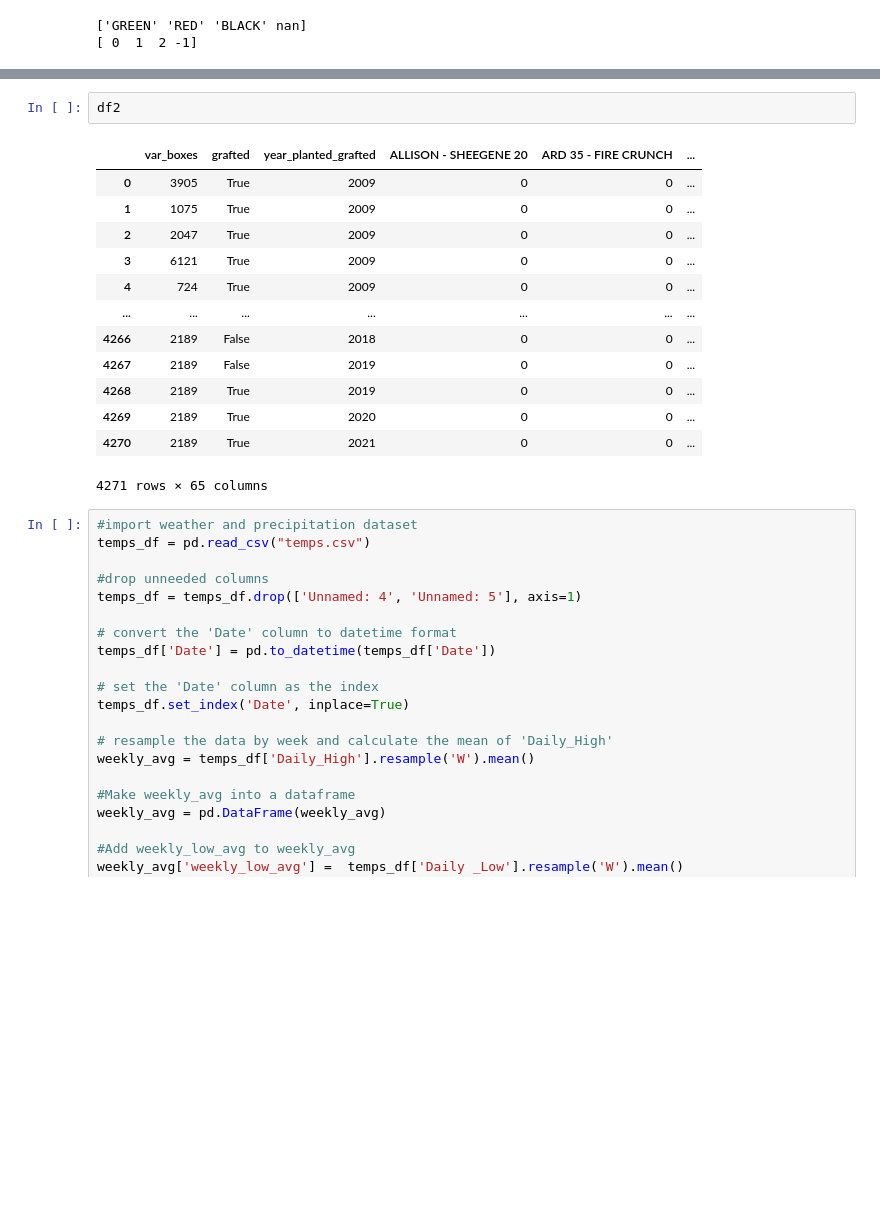
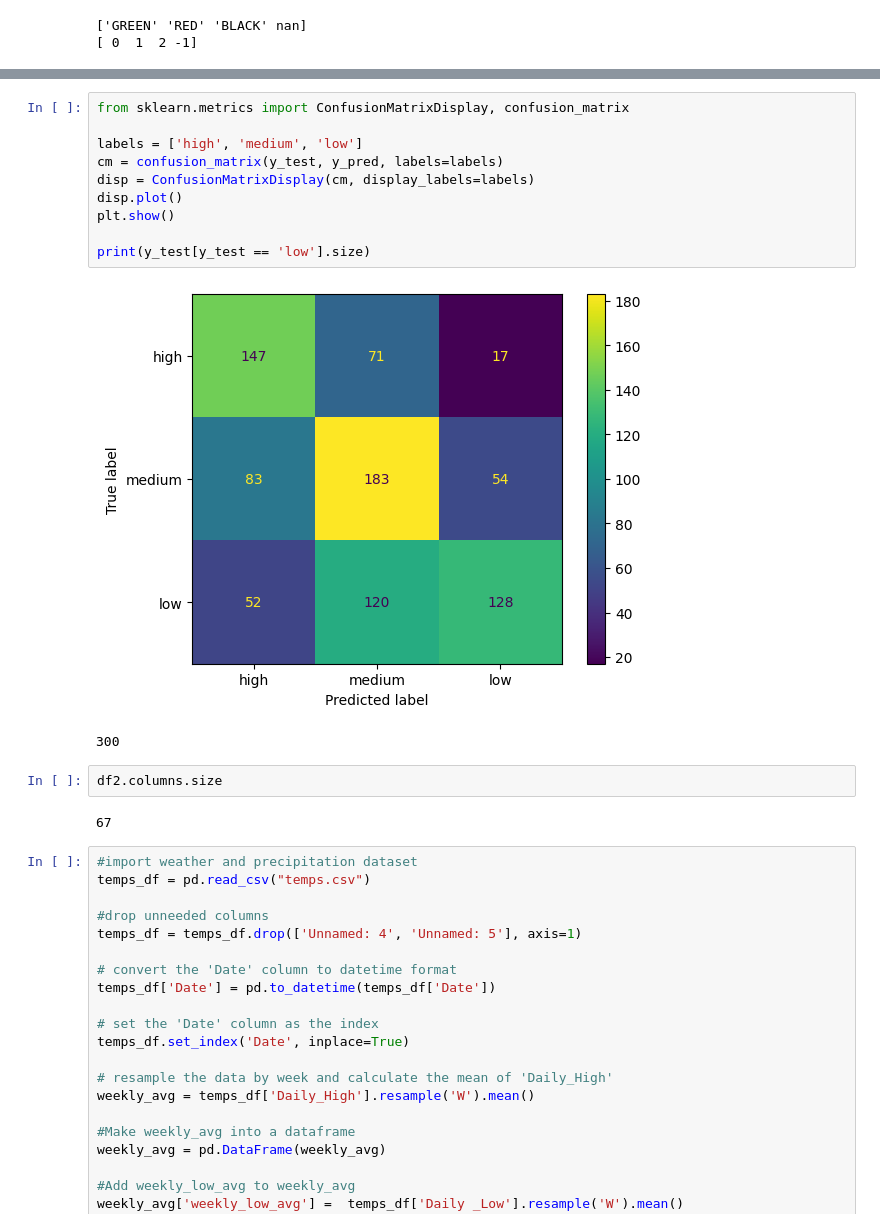
Before and after one commit to COGS118A/Group036-Wi23, a Jupyter notebook: Project (1).ipynb, the cells around one changed output, grey strips where cells are left out. Drawn from its saved outputs; the diff is of its cells as text; blank space fills up the shorter version.

```diff
--- a/Project (1).ipynb
+++ b/Project (1).ipynb
@@ -145,19 +170,20 @@ plt.show()
+# %%
+from sklearn.metrics import ConfusionMatrixDisplay, confusion_matrix
+
+labels = ['high', 'medium', 'low']
+cm = confusion_matrix(y_test, y_pred, labels=labels)
+disp = ConfusionMatrixDisplay(cm, display_labels=labels)
+disp.plot()
+plt.show()
+
+print(y_test[y_test == 'low'].size)
+# %% [output]
+[figure, added]
+300
 # %%
-df2
+df2.columns.size
 # %% [output]
-|  | var_boxes | grafted | year_planted_grafted | ALLISON - SHEEGENE 20 | ARD 35 - FIRE CRUNCH | ... |
-| 0 | 3905 | True | 2009 | 0 | 0 | ... |
-| 1 | 1075 | True | 2009 | 0 | 0 | ... |
-| 2 | 2047 | True | 2009 | 0 | 0 | ... |
-| 3 | 6121 | True | 2009 | 0 | 0 | ... |
-| 4 | 724 | True | 2009 | 0 | 0 | ... |
-| ... | ... | ... | ... | ... | ... | ... |
-| 4266 | 2189 | False | 2018 | 0 | 0 | ... |
-| 4267 | 2189 | False | 2019 | 0 | 0 | ... |
-| 4268 | 2189 | True | 2019 | 0 | 0 | ... |
-| 4269 | 2189 | True | 2020 | 0 | 0 | ... |
-| 4270 | 2189 | True | 2021 | 0 | 0 | ... |
-4271 rows × 65 columns
+67
 # %%
 #import weather and precipitation dataset
 temps_df = pd.read_csv("temps.csv")
```
Also changed, not shown: parts of 10 cells of this notebook, 1 other file.
